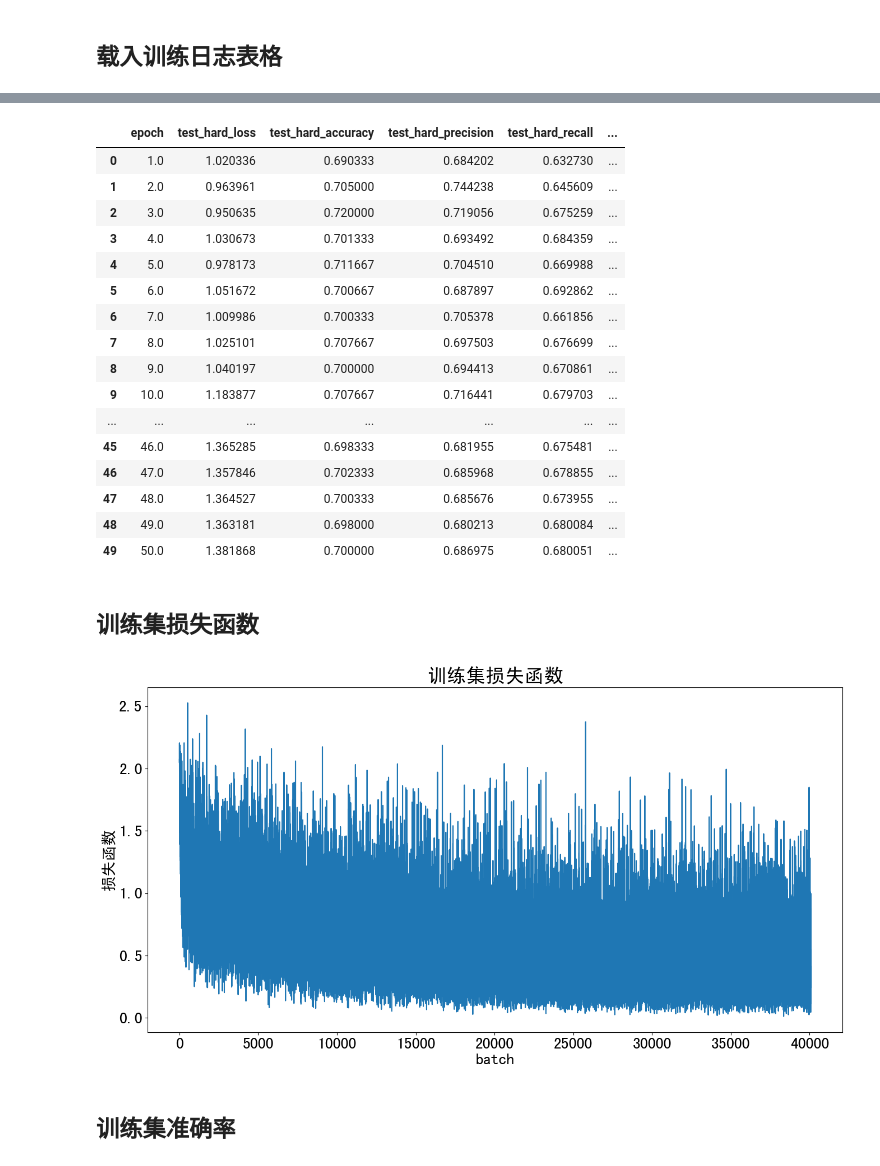
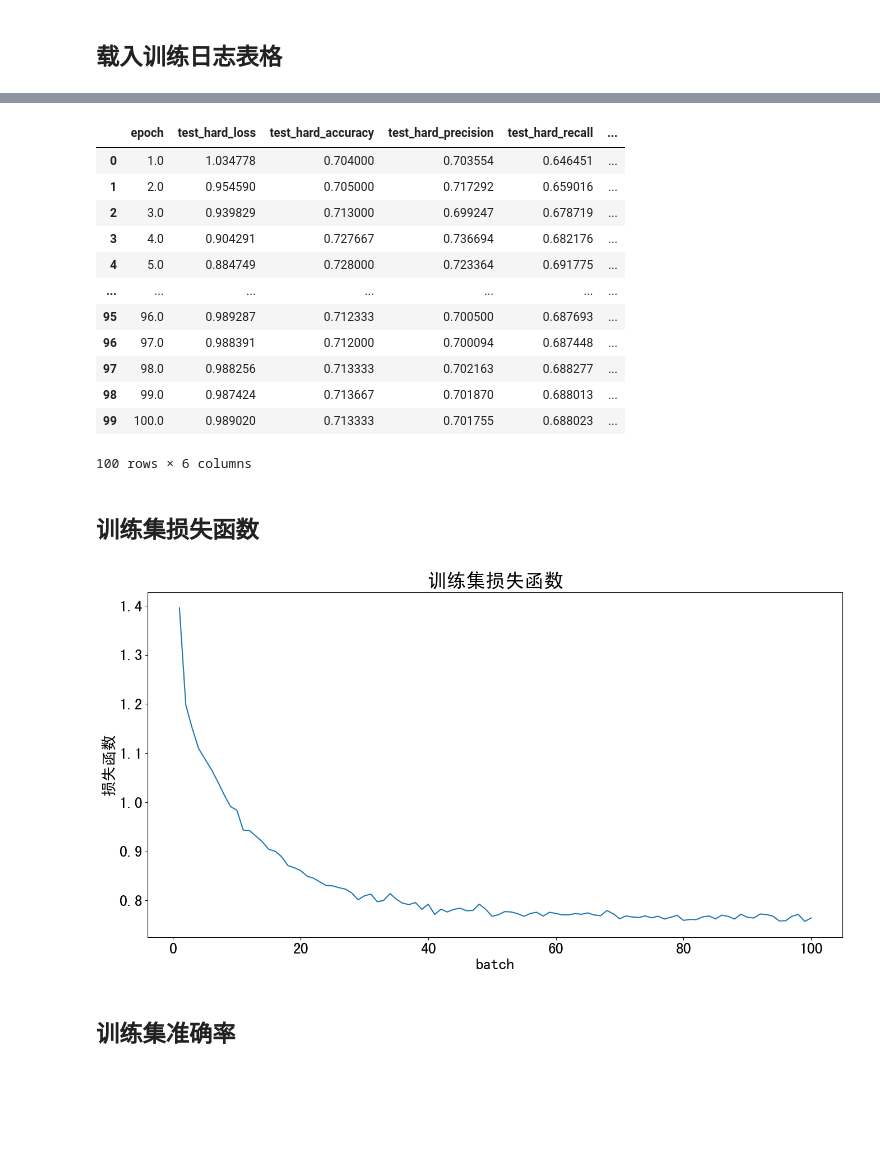
Before and after one commit to MarKobe1990/ShuffleNet-Retrain, a Jupyter notebook: ShuffleNetV2+/【A】可视化训练日志.ipynb, the cells around one changed output, grey strips where cells are left out. Drawn from its saved outputs; the diff is of its cells as text; code cells hidden in the pictures; blank space fills up the shorter version.

```diff
--- a/ShuffleNetV2+/【A】可视化训练日志.ipynb
+++ b/ShuffleNetV2+/【A】可视化训练日志.ipynb
@@ -38,7 +47,7 @@ plt.show()
 # %% [markdown]
 ## 载入训练日志表格
 # %%
-models_path = './models/2023-09-24-11:37_max_epoch_50/log/'
+models_path = './models/2023-10-09-01-47_max_epoch_100/log/'
 df_train = pd.read_csv(models_path + '训练日志-训练集.csv')
 df_easy_test = pd.read_csv(models_path + '训练日志-easy-测试集.csv')
 df_hard_test = pd.read_csv(models_path + '训练日志-hard-测试集.csv')
@@ -82,43 +87,38 @@ df_easy_test
 df_hard_test
 # %% [output]
 |  | epoch | test_hard_loss | test_hard_accuracy | test_hard_precision | test_hard_recall | ... |
-| 0 | 1.0 | 1.020336 | 0.690333 | 0.684202 | 0.632730 | ... |
-| 1 | 2.0 | 0.963961 | 0.705000 | 0.744238 | 0.645609 | ... |
-| 2 | 3.0 | 0.950635 | 0.720000 | 0.719056 | 0.675259 | ... |
-| 3 | 4.0 | 1.030673 | 0.701333 | 0.693492 | 0.684359 | ... |
-| 4 | 5.0 | 0.978173 | 0.711667 | 0.704510 | 0.669988 | ... |
-| 5 | 6.0 | 1.051672 | 0.700667 | 0.687897 | 0.692862 | ... |
-| 6 | 7.0 | 1.009986 | 0.700333 | 0.705378 | 0.661856 | ... |
-| 7 | 8.0 | 1.025101 | 0.707667 | 0.697503 | 0.676699 | ... |
-| 8 | 9.0 | 1.040197 | 0.700000 | 0.694413 | 0.670861 | ... |
-| 9 | 10.0 | 1.183877 | 0.707667 | 0.716441 | 0.679703 | ... |
+| 0 | 1.0 | 1.034778 | 0.704000 | 0.703554 | 0.646451 | ... |
+| 1 | 2.0 | 0.954590 | 0.705000 | 0.717292 | 0.659016 | ... |
+| 2 | 3.0 | 0.939829 | 0.713000 | 0.699247 | 0.678719 | ... |
+| 3 | 4.0 | 0.904291 | 0.727667 | 0.736694 | 0.682176 | ... |
+| 4 | 5.0 | 0.884749 | 0.728000 | 0.723364 | 0.691775 | ... |
 | ... | ... | ... | ... | ... | ... | ... |
-| 45 | 46.0 | 1.365285 | 0.698333 | 0.681955 | 0.675481 | ... |
-| 46 | 47.0 | 1.357846 | 0.702333 | 0.685968 | 0.678855 | ... |
-| 47 | 48.0 | 1.364527 | 0.700333 | 0.685676 | 0.673955 | ... |
-| 48 | 49.0 | 1.363181 | 0.698000 | 0.680213 | 0.680084 | ... |
-| 49 | 50.0 | 1.381868 | 0.700000 | 0.686975 | 0.680051 | ... |
+| 95 | 96.0 | 0.989287 | 0.712333 | 0.700500 | 0.687693 | ... |
+| 96 | 97.0 | 0.988391 | 0.712000 | 0.700094 | 0.687448 | ... |
+| 97 | 98.0 | 0.988256 | 0.713333 | 0.702163 | 0.688277 | ... |
+| 98 | 99.0 | 0.987424 | 0.713667 | 0.701870 | 0.688013 | ... |
+| 99 | 100.0 | 0.989020 | 0.713333 | 0.701755 | 0.688023 | ... |
+100 rows × 6 columns
 # %% [markdown]
 ## 训练集损失函数
 # %%
 plt.figure(figsize=(16, 8))
+grouped = df_train.groupby('epoch').agg({'train_loss_numpy': 'mean', 'epoch': 'mean'})
+x = grouped['epoch']
 
-x = df_train['batch']
-1990820
-
-y = df_train['train_loss_numpy']
+y = grouped['train_loss_numpy']
 
 plt.plot(x, y, label='训练集')
 
 plt.tick_params(labelsize=20)
 plt.xlabel('batch', fontsize=20)
 plt.ylabel('损失函数', fontsize=20)
 plt.title('训练集损失函数', fontsize=25)
 plt.savefig(models_path + '训练集损失函数.pdf', dpi=120, bbox_inches='tight')
 
 plt.show()
 # %% [output]
-[figure, old version]
+[figure, new version]
 # %% [markdown]
 ## 训练集准确率
 # %%
```
Also changed, not shown: parts of 8 cells of this notebook, 23 other files.
